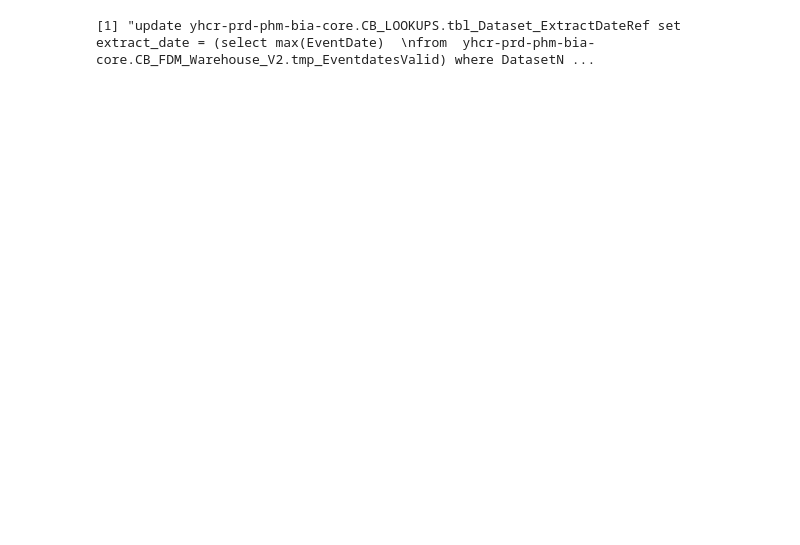
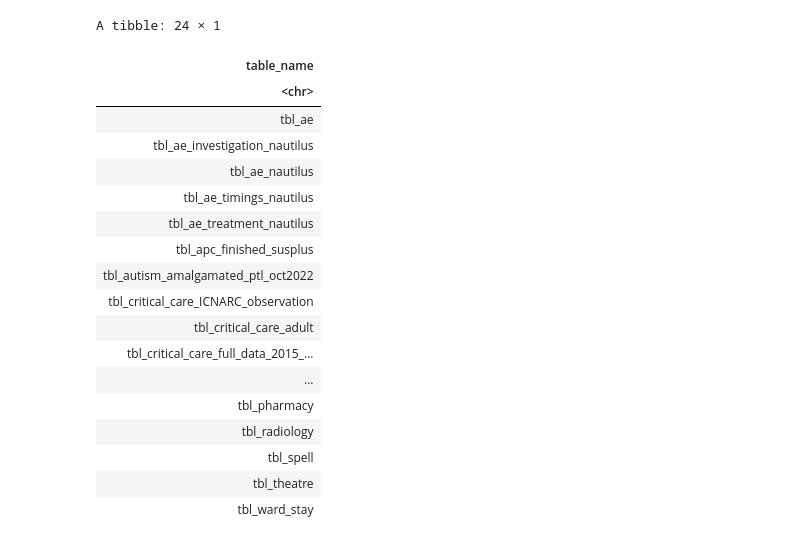
Before and after one commit to ConnectedBradford/CB_Warehouse_ALL, a Jupyter notebook: code/2_Make_Warehouse_FDM_FULL_V1.0.ipynb, the cells around one changed output. Cells and saved outputs as stored; diff of their text form; code cells hidden in the pictures; blank space fills up the shorter version.

```diff
--- a/code/2_Make_Warehouse_FDM_FULL_V1.0.ipynb
+++ b/code/2_Make_Warehouse_FDM_FULL_V1.0.ipynb
@@ -287,19 +84,37 @@ print (fred)
-# %%
-#Ensure you have updated the lookup table ie
-
-#Ensure you have updated the lookup table ie
-
-#This will automatically update the extract date with the max(EventDate) from tmp_EventDatesValid
-#as that is the end date.
-sql13 <- paste('update yhcr-prd-phm-bia-core.CB_LOOKUPS.tbl_Dataset_ExtractDateRef set extract_date = (select max(EventDate)
-from  ',targetdb,'.tmp_EventdatesValid) where DatasetName = \'CB_STAGING_DATABASE_WAREHOUSE_FDM_Format\'', sep = "")
-
-#print (sql13)
-
-tb13 <- bq_project_query(project_id, sql13)
-
-
-#sql14 <- "update `yhcr-prd-phm-bia-core.CB_LOOKUPS.tbl_Dataset_ExtractDateRef` set extract_date = '2023-02-28' where DatasetName = 'CB_STAGING_DATABASE_WAREHOUSE_FDM_Format'"
-#tb14 <- bq_project_query(project_id, sql14)
-# %% [output]
-[1] "update yhcr-prd-phm-bia-core.CB_LOOKUPS.tbl_Dataset_ExtractDateRef set extract_date = (select max(EventDate)  \nfrom  yhcr-prd-phm-bia-core.CB_FDM_Warehouse_V2.tmp_EventdatesValid) where DatasetN ...
+# %%
+#New section to build user table loop
+
+#Your loop references this table
+#You run this to load the list of tables into the dataframe "table"
+
+sql3 <-paste('select distinct table_name from ' ,sourcedb,'.INFORMATION_SCHEMA.COLUMNS where table_name like "tbl%"
+and column_name = \'person_id\' order by table_name ;', sep = "")
+tb3 <- bq_project_query(project_id, sql3)
+
+table <- bq_table_download(tb3)
+table
+
+
+
+fred <-paste('Done builder table ' ,Sys.time() + hours(1), sep = "")
+print (fred)
+# %% [output]
+A tibble: 24 × 1
+| table_name |
+| <chr> |
+| tbl_ae |
+| tbl_ae_investigation_nautilus |
+| tbl_ae_nautilus |
+| tbl_ae_timings_nautilus |
+| tbl_ae_treatment_nautilus |
+| tbl_apc_finished_susplus |
+| tbl_autism_amalgamated_ptl_oct2022 |
+| tbl_critical_care_ICNARC_observation |
+| tbl_critical_care_adult |
+| tbl_critical_care_full_data_2015_... |
+| ... |
+| tbl_pharmacy |
+| tbl_radiology |
+| tbl_spell |
+| tbl_theatre |
+| tbl_ward_stay |
```
Also changed, not shown: parts of 23 cells of this notebook, 3 other files.
